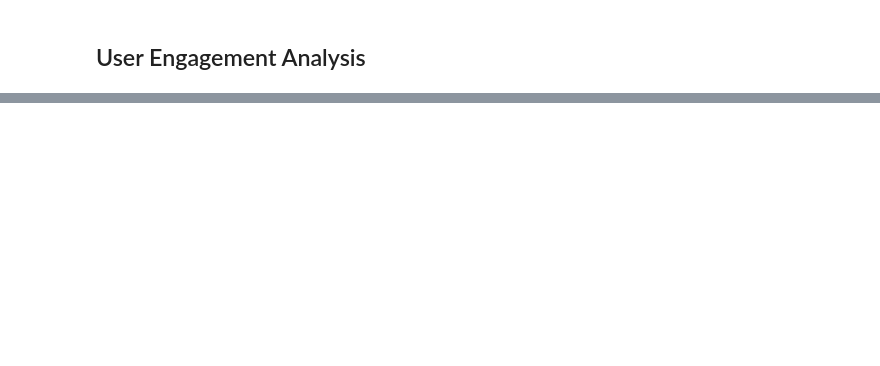
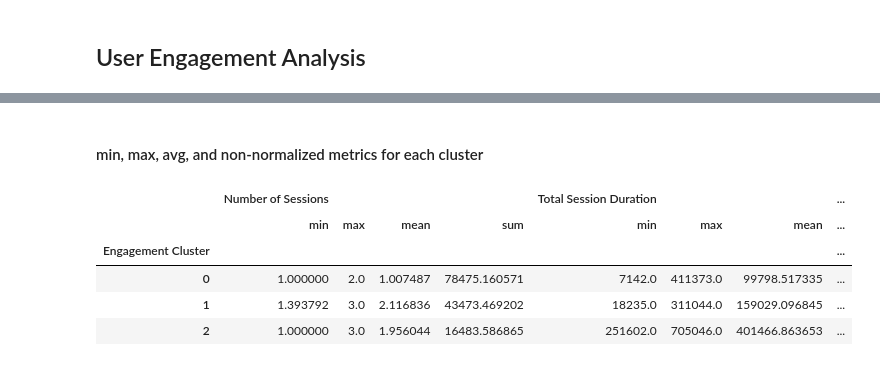
Before and after one commit to MubarekHussen/Telecom-Data-Driven-Investment-Analysis, a Jupyter notebook: notebooks/user_engagement_analysis.ipynb, the cells around one changed output, grey strips where cells are left out. Cells and saved outputs as stored; diff of their text form; code cells hidden in the pictures; blank space fills up the shorter version.

```diff
--- a/notebooks/user_engagement_analysis.ipynb
+++ b/notebooks/user_engagement_analysis.ipynb
@@ -71,0 +103,12 @@ MSISDN/Number  Number of Sessions
+# %% [markdown]
+#### min, max, avg, and non-normalized metrics for each cluster
+# %%
+cluster_metrics = data_df.groupby('Engagement Cluster')[engagement_metrics].agg(['min', 'max', 'mean', 'sum'])
+pd.DataFrame(cluster_metrics)
+# %% [output]
+|  | Number of Sessions |  |  |  | Total Session Duration |  |  | ... |
+|  | min | max | mean | sum | min | max | mean | ... |
+| Engagement Cluster |  |  |  |  |  |  |  | ... |
+| 0 | 1.000000 | 2.0 | 1.007487 | 78475.160571 | 7142.0 | 411373.0 | 99798.517335 | ... |
+| 1 | 1.393792 | 3.0 | 2.116836 | 43473.469202 | 18235.0 | 311044.0 | 159029.096845 | ... |
+| 2 | 1.000000 | 3.0 | 1.956044 | 16483.586865 | 251602.0 | 705046.0 | 401466.863653 | ... |
```
Also changed, not shown: parts of 13 cells of this notebook, 2 other files.
